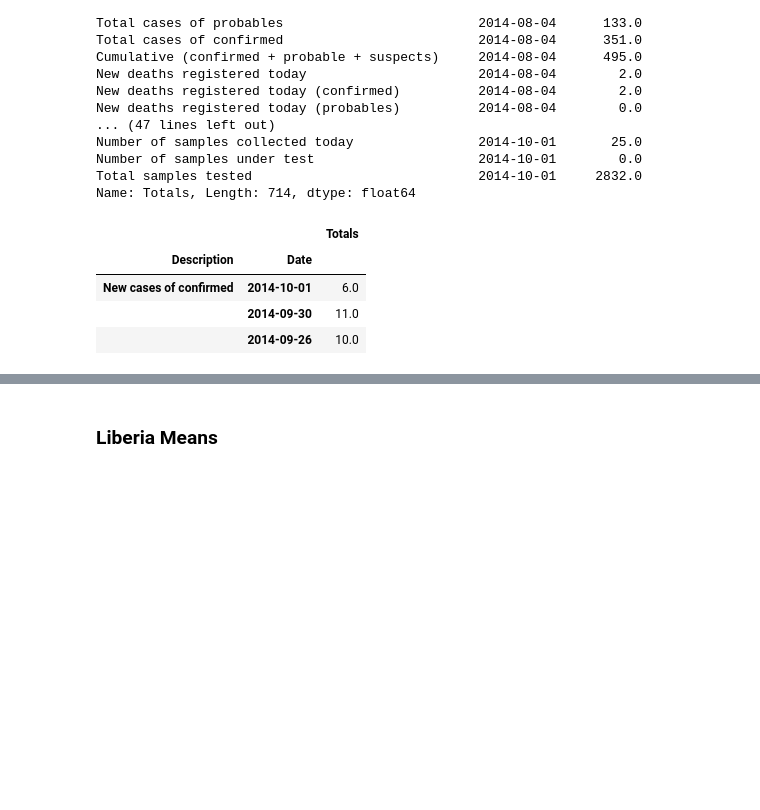
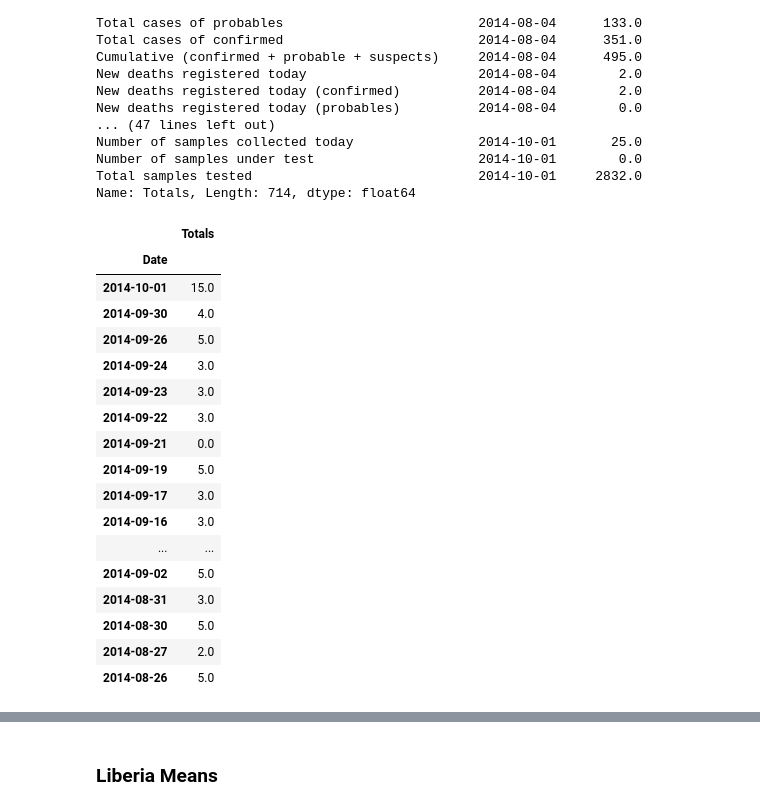
Before and after one commit to IsaacLeimgruber/ADA_labs_repo, a Jupyter notebook: 01 - Pandas and Data Wrangling/Homework 1_isaac.ipynb, the cells around one changed output, grey strips where cells are left out. Cells and saved outputs as stored; diff of their text form; code cells hidden in the pictures; blank space fills up the shorter version.

```diff
--- a/01 - Pandas and Data Wrangling/Homework 1_isaac.ipynb
+++ b/01 - Pandas and Data Wrangling/Homework 1_isaac.ipynb
@@ -216,15 +221,28 @@ Name: Totals, Length: 714, dtype: float64
 # %%
 guinea_means.sort_index(level=['Description','Date'], ascending=[1, 0], inplace=True)
 guinea_filtered = guinea_means[['New cases of suspects', 'New cases of probables', 'New cases of confirmed',
                                'New deaths registered']]
 guinea_filtered = pd.DataFrame(guinea_filtered)
-guinea_filtered.head(3)
+guinea_filtered.loc['New deaths registered']
 # %% [output]
-|  |  | Totals |
-| Description | Date |  |
-| New cases of confirmed | 2014-10-01 | 6.0 |
-|  | 2014-09-30 | 11.0 |
-|  | 2014-09-26 | 10.0 |
+|  | Totals |
+| Date |  |
+| 2014-10-01 | 15.0 |
+| 2014-09-30 | 4.0 |
+| 2014-09-26 | 5.0 |
+| 2014-09-24 | 3.0 |
+| 2014-09-23 | 3.0 |
+| 2014-09-22 | 3.0 |
+| 2014-09-21 | 0.0 |
+| 2014-09-19 | 5.0 |
+| 2014-09-17 | 3.0 |
+| 2014-09-16 | 3.0 |
+| ... | ... |
+| 2014-09-02 | 5.0 |
+| 2014-08-31 | 3.0 |
+| 2014-08-30 | 5.0 |
+| 2014-08-27 | 2.0 |
+| 2014-08-26 | 5.0 |
 # %%
 guinea_unstacked = guinea_filtered.unstack()
 guinea_unstacked.index = ['New confirmed', 'New probables', 'New suspects', 'Death registered']
```
Also changed, not shown: parts of 39 cells of this notebook.
